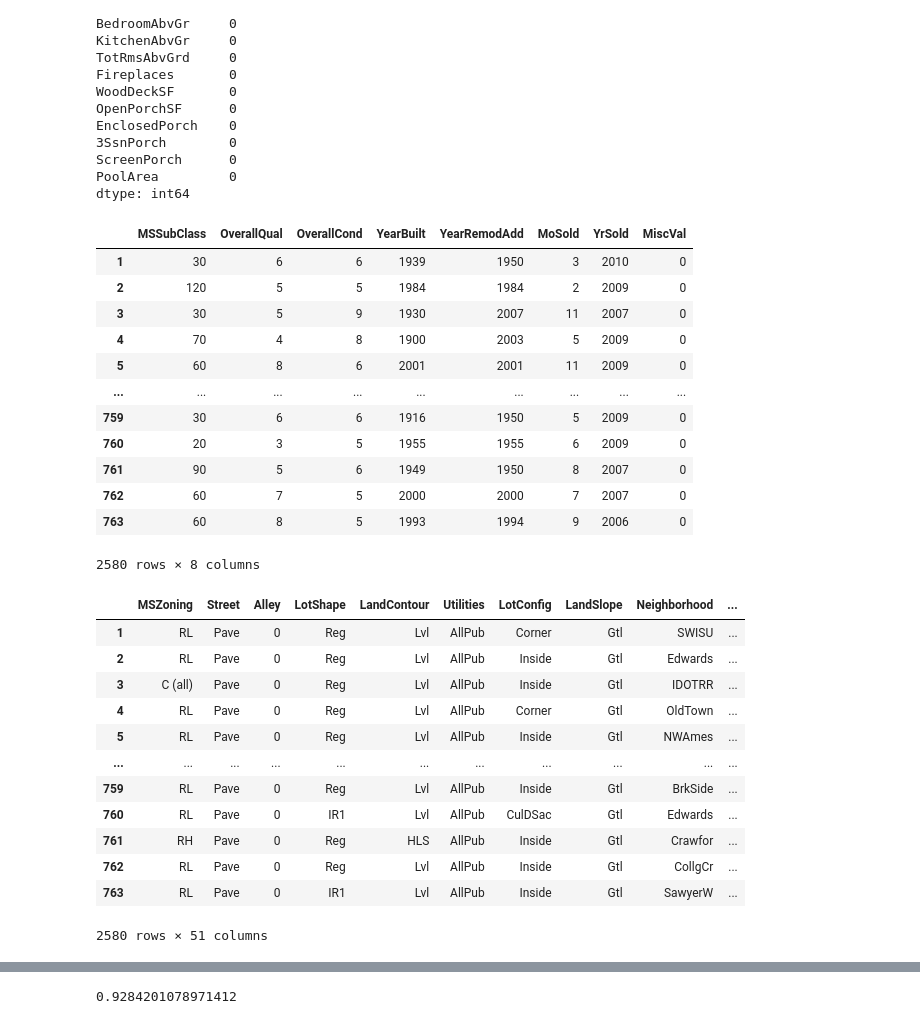
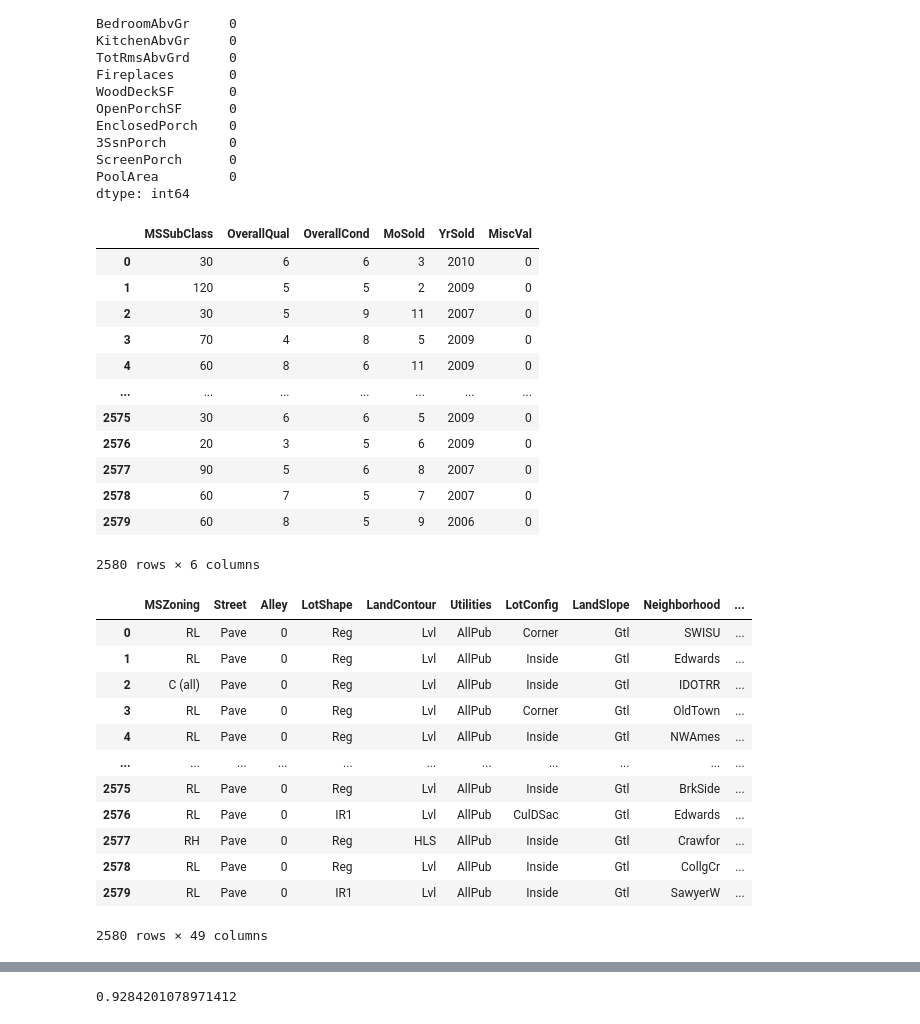
Before and after one commit to djhang99/housing_prices, a Jupyter notebook: Hugh_Goode/Feature_Selection_hg.ipynb, the cells around one changed output, grey strips where cells are left out. Saved outputs shown, nothing was run; the diff lists cells and outputs as text; code cells hidden in the pictures.

```diff
--- a/Hugh_Goode/Feature_Selection_hg.ipynb
+++ b/Hugh_Goode/Feature_Selection_hg.ipynb
@@ -4,3 +4,7 @@ import pandas as pd
 %matplotlib inline
 
 housing = pd.read_csv('Ames_HousePrice.csv', index_col=0)
+# %%
+housing = housing.reset_index()
+housing = housing.drop('index', axis = 1)
+housing
@@ -317,36 +138,36 @@ ScreenPorch      0
 PoolArea         0
 dtype: int64
 # %%
-housing_num2cat = housing[['MSSubClass', 'OverallQual', 'OverallCond', 'YearBuilt', 'YearRemodAdd', 'MoSold', 'YrSold', 'MiscVal']]
+housing_num2cat = housing[['MSSubClass', 'OverallQual', 'OverallCond', 'MoSold', 'YrSold', 'MiscVal']]
 housing_num2cat
 # %% [output]
-|  | MSSubClass | OverallQual | OverallCond | YearBuilt | YearRemodAdd | MoSold | YrSold | MiscVal |
-| 1 | 30 | 6 | 6 | 1939 | 1950 | 3 | 2010 | 0 |
-| 2 | 120 | 5 | 5 | 1984 | 1984 | 2 | 2009 | 0 |
-| 3 | 30 | 5 | 9 | 1930 | 2007 | 11 | 2007 | 0 |
-| 4 | 70 | 4 | 8 | 1900 | 2003 | 5 | 2009 | 0 |
-| 5 | 60 | 8 | 6 | 2001 | 2001 | 11 | 2009 | 0 |
-| ... | ... | ... | ... | ... | ... | ... | ... | ... |
-| 759 | 30 | 6 | 6 | 1916 | 1950 | 5 | 2009 | 0 |
-| 760 | 20 | 3 | 5 | 1955 | 1955 | 6 | 2009 | 0 |
-| 761 | 90 | 5 | 6 | 1949 | 1950 | 8 | 2007 | 0 |
-| 762 | 60 | 7 | 5 | 2000 | 2000 | 7 | 2007 | 0 |
-| 763 | 60 | 8 | 5 | 1993 | 1994 | 9 | 2006 | 0 |
+|  | MSSubClass | OverallQual | OverallCond | MoSold | YrSold | MiscVal |
+| 0 | 30 | 6 | 6 | 3 | 2010 | 0 |
+| 1 | 120 | 5 | 5 | 2 | 2009 | 0 |
+| 2 | 30 | 5 | 9 | 11 | 2007 | 0 |
+| 3 | 70 | 4 | 8 | 5 | 2009 | 0 |
+| 4 | 60 | 8 | 6 | 11 | 2009 | 0 |
+| ... | ... | ... | ... | ... | ... | ... |
+| 2575 | 30 | 6 | 6 | 5 | 2009 | 0 |
+| 2576 | 20 | 3 | 5 | 6 | 2009 | 0 |
+| 2577 | 90 | 5 | 6 | 8 | 2007 | 0 |
+| 2578 | 60 | 7 | 5 | 7 | 2007 | 0 |
+| 2579 | 60 | 8 | 5 | 9 | 2006 | 0 |
-2580 rows × 8 columns
+2580 rows × 6 columns
 # %%
-category3 = pd.concat([category2, housing_num2cat], axis = 1)
-category3
+category = pd.concat([category, housing_num2cat.astype(str)], axis = 1)
+category
 # %% [output]
 |  | MSZoning | Street | Alley | LotShape | LandContour | Utilities | LotConfig | LandSlope | Neighborhood | ... |
-| 1 | RL | Pave | 0 | Reg | Lvl | AllPub | Corner | Gtl | SWISU | ... |
-| 2 | RL | Pave | 0 | Reg | Lvl | AllPub | Inside | Gtl | Edwards | ... |
-| 3 | C (all) | Pave | 0 | Reg | Lvl | AllPub | Inside | Gtl | IDOTRR | ... |
-| 4 | RL | Pave | 0 | Reg | Lvl | AllPub | Corner | Gtl | OldTown | ... |
-| 5 | RL | Pave | 0 | Reg | Lvl | AllPub | Inside | Gtl | NWAmes | ... |
+| 0 | RL | Pave | 0 | Reg | Lvl | AllPub | Corner | Gtl | SWISU | ... |
+| 1 | RL | Pave | 0 | Reg | Lvl | AllPub | Inside | Gtl | Edwards | ... |
+| 2 | C (all) | Pave | 0 | Reg | Lvl | AllPub | Inside | Gtl | IDOTRR | ... |
+| 3 | RL | Pave | 0 | Reg | Lvl | AllPub | Corner | Gtl | OldTown | ... |
+| 4 | RL | Pave | 0 | Reg | Lvl | AllPub | Inside | Gtl | NWAmes | ... |
 | ... | ... | ... | ... | ... | ... | ... | ... | ... | ... | ... |
-| 759 | RL | Pave | 0 | Reg | Lvl | AllPub | Inside | Gtl | BrkSide | ... |
-| 760 | RL | Pave | 0 | IR1 | Lvl | AllPub | CulDSac | Gtl | Edwards | ... |
-| 761 | RH | Pave | 0 | Reg | HLS | AllPub | Inside | Gtl | Crawfor | ... |
-| 762 | RL | Pave | 0 | Reg | Lvl | AllPub | Inside | Gtl | CollgCr | ... |
-| 763 | RL | Pave | 0 | IR1 | Lvl | AllPub | Inside | Gtl | SawyerW | ... |
+| 2575 | RL | Pave | 0 | Reg | Lvl | AllPub | Inside | Gtl | BrkSide | ... |
+| 2576 | RL | Pave | 0 | IR1 | Lvl | AllPub | CulDSac | Gtl | Edwards | ... |
+| 2577 | RH | Pave | 0 | Reg | HLS | AllPub | Inside | Gtl | Crawfor | ... |
+| 2578 | RL | Pave | 0 | Reg | Lvl | AllPub | Inside | Gtl | CollgCr | ... |
+| 2579 | RL | Pave | 0 | IR1 | Lvl | AllPub | Inside | Gtl | SawyerW | ... |
-2580 rows × 51 columns
+2580 rows × 49 columns
```
Also changed, not shown: parts of 31 cells of this notebook, 1 other file.
